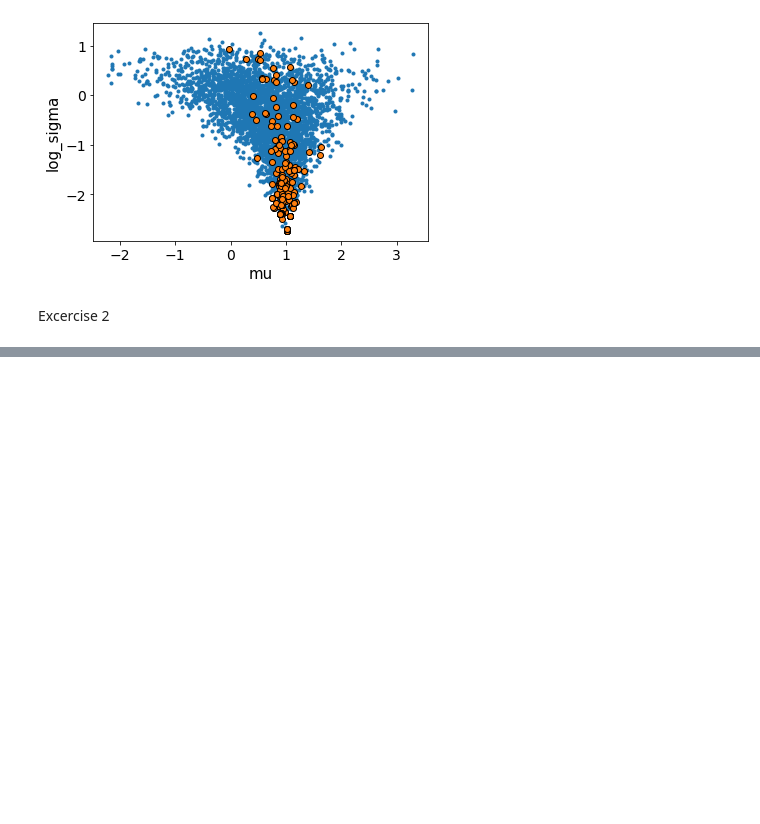
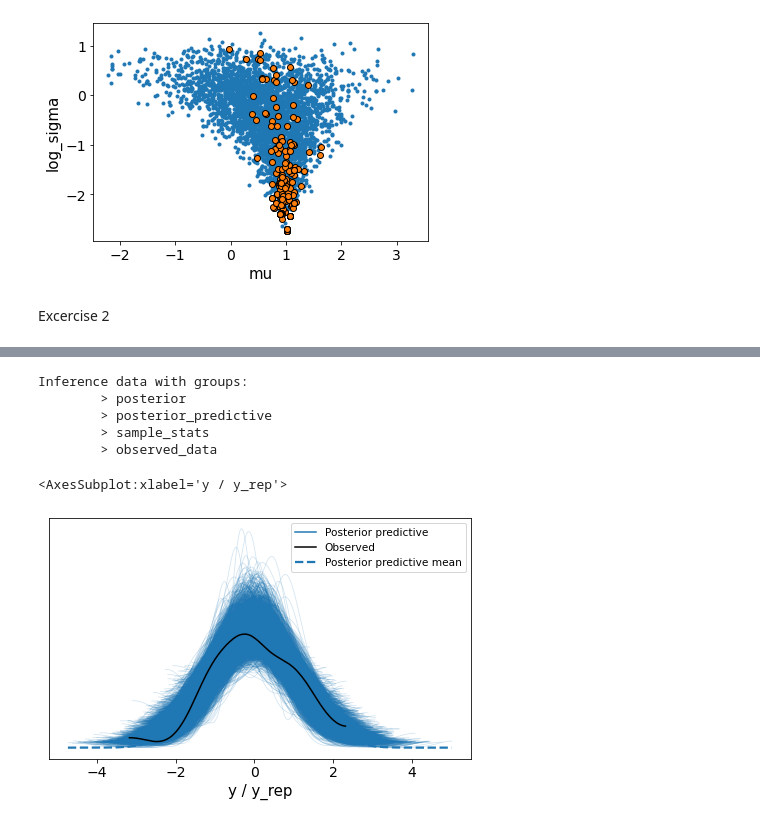
Before and after one commit to Jaskier96/Data_analysis_Lab_1, a Jupyter notebook: Lab3/Lab3.ipynb, the cells around one changed output, grey strips where cells are left out. Drawn from its saved outputs; the diff is of its cells as text; code cells hidden in the pictures; blank space fills up the shorter version.

```diff
--- a/Lab3/Lab3.ipynb
+++ b/Lab3/Lab3.ipynb
@@ -110,0 +130,5 @@ ValueError: Can not extract posterior from Inference data with groups:
+# %%
+data_n = pd.read_csv(r'C:\Users\Jaskier-PC\Desktop\semestr8\Data_analysis\Lab3\normal.csv')
+print(data_n)
+y = data_n['value']
+N = len(data_n.index)
@@ -110,0 +150,2 @@ ValueError: Can not extract posterior from Inference data with groups:
+# %%
+model = CmdStanModel(stan_file=r'C:\Users\Jaskier-PC\Desktop\semestr8\Data_analysis\Lab3\stan3.stan')
@@ -110,0 +155,4 @@ ValueError: Can not extract posterior from Inference data with groups:
+# %%
+result = model.sample(data={'N':N, 'y':y},
+                            seed = 9012022,
+                            chains = 4)
@@ -110,0 +192,18 @@ ValueError: Can not extract posterior from Inference data with groups:
+# %%
+arviz_result = az.from_cmdstanpy(
+    posterior=result,
+    posterior_predictive=["y_rep"],
+    observed_data={"y": y},
+)
+arviz_result
+# %% [output]
+Inference data with groups:
+        > posterior
+        > posterior_predictive
+        > sample_stats
+        > observed_data
+# %%
+az.plot_ppc(arviz_result,data_pairs={"y": "y_rep"})
+# %% [output]
+<AxesSubplot:xlabel='y / y_rep'>
+[figure, added]
```
Also changed, not shown: parts of 18 cells of this notebook, 11 other files.
